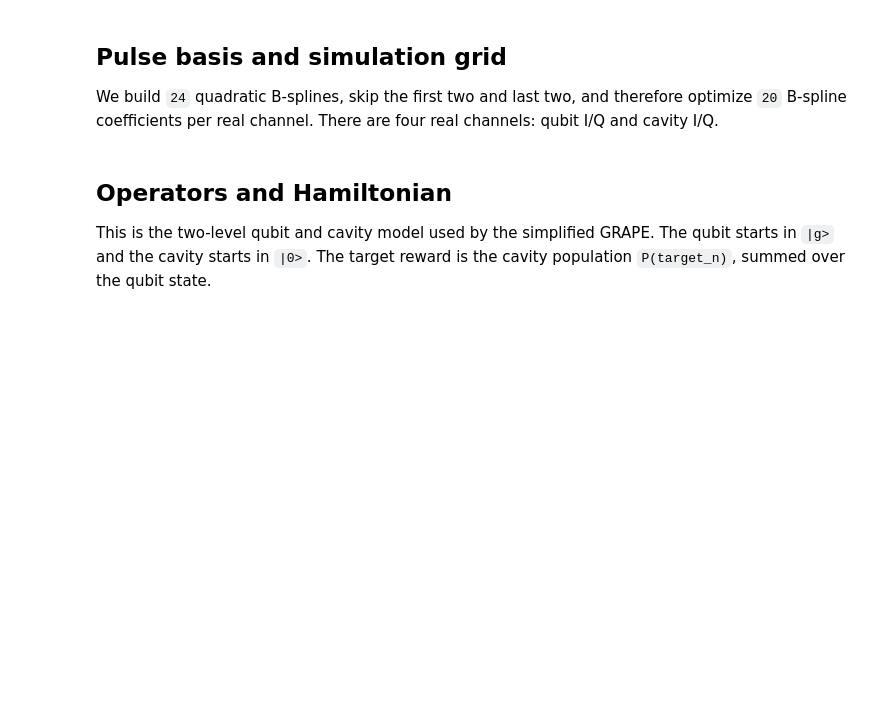
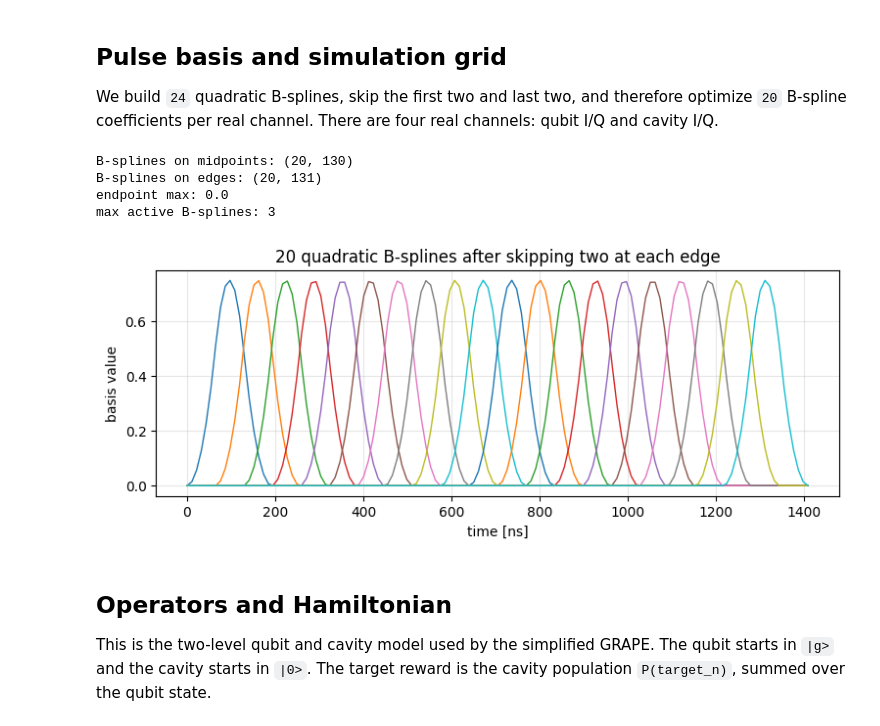
Before and after one commit to NicolasSchmid/hybrid_residual_grape, a Jupyter notebook: Simplified_adaptive_grape/test_grape.ipynb, the cells around one changed output. Saved outputs shown, nothing was run; the diff lists cells and outputs as text; code cells hidden in the pictures; blank space fills up the shorter version.

```diff
--- a/Simplified_adaptive_grape/test_grape.ipynb
+++ b/Simplified_adaptive_grape/test_grape.ipynb
@@ -60,55 +65,52 @@ target_n = 2
 
 param_clip = 2.0
 n_channels = 4
+n_total_bsplines = 24
+spline_degree = 2
+skip_left = 2
+skip_right = 2
+bspln_num = n_total_bsplines - skip_left - skip_right
+assert bspln_num == 20
 
-# Quadratic B-splines: at most k+1 = 3 basis pulses overlap.
-spline_degree = 2
-bspln_num = 20
-skip_left = spline_degree
-skip_right = spline_degree
-n_total_bsplines = bspln_num + skip_left + skip_right
+T_us = 1.408
+Nt = 130
 
-# Hardware-friendly shifted basis: neighboring B-splines are separated by 64 ns.
-delta_ns = 64
-m = n_total_bsplines - spline_degree
-T_ns = m * delta_ns
-T_us = T_ns / 1000.0
-single_basis_length_ns = (spline_degree + 1) * delta_ns
-
-# Coarse grid for the GRAPE simulation. This is independent of the 4 ns OPX grid.
-Nt = 80
 time_start = 0.0
 time_end = T_us
 time_edges = jnp.linspace(time_start, time_end, Nt + 1)
 time_mids = 0.5 * (time_edges[1:] + time_edges[:-1])
 time_intervals = time_edges[1:] - time_edges[:-1]
 
 bspline_builder = tbx.setup_bspline_builder(
     time_start,
     time_end,
     n_total_bsplines,
     spline_degree,
     skip_left,
     skip_right,
 )
 bsplns_mids = jnp.asarray(bspline_builder(np.asarray(time_mids)))
 bsplns_edges = jnp.asarray(bspline_builder(np.asarray(time_edges)))
 
 print("B-splines on midpoints:", bsplns_mids.shape)
 print("B-splines on edges:", bsplns_edges.shape)
-print("total pulse duration [ns]:", T_ns)
-print("single shifted basis length [ns]:", single_basis_length_ns)
 print("endpoint max:", float(jnp.max(jnp.abs(bsplns_edges[:, [0, -1]]))))
 print("max active B-splines:", int(jnp.max(jnp.sum(bsplns_mids > 1e-12, axis=0))))
 
 plt.figure(figsize=(9, 3))
 for b in np.asarray(bsplns_edges):
     plt.plot(np.asarray(time_edges) * 1e3, b, lw=1)
 plt.xlabel("time [ns]")
 plt.ylabel("basis value")
 plt.title("20 quadratic B-splines after skipping two at each edge")
 plt.grid(alpha=0.3)
 plt.show()
+# %% [output]
+B-splines on midpoints: (20, 130)
+B-splines on edges: (20, 131)
+endpoint max: 0.0
+max active B-splines: 3
+[figure, added]
 # %% [markdown]
 ## Operators and Hamiltonian
 
```
Also changed, not shown: parts of 11 cells of this notebook.
